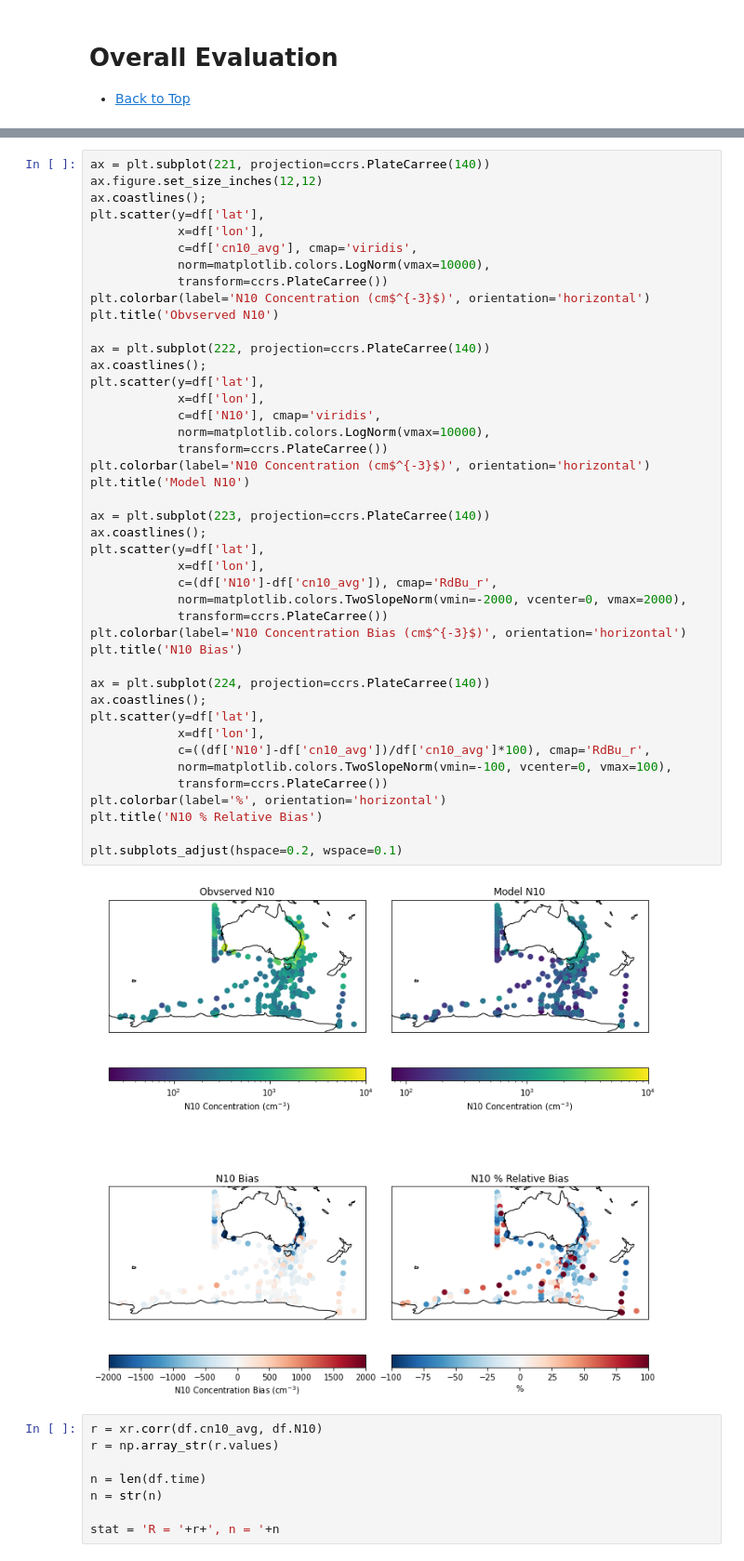
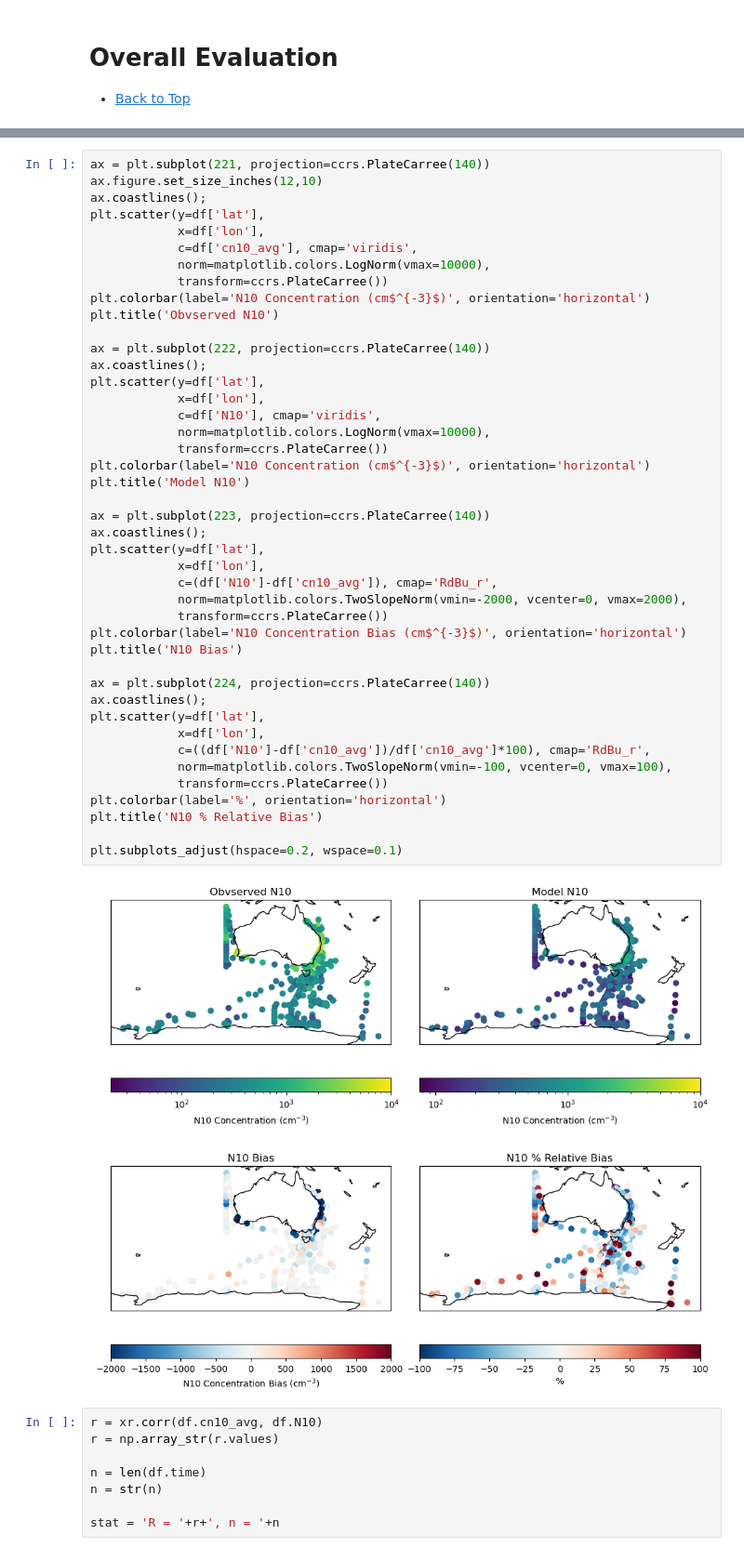
Before and after one commit to llamprey/access-eval, a Jupyter notebook: evaluation.ipynb, the cells around one changed output, grey strips where cells are left out. Shown at 93% size. Saved outputs shown, nothing was run; the diff lists cells and outputs as text.

Commit message:
Add plotting code.

```diff
--- a/evaluation.ipynb
+++ b/evaluation.ipynb
@@ -67,6 +83,6 @@ df = df.dropna('time')
 # %%
 ax = plt.subplot(221, projection=ccrs.PlateCarree(140))
-ax.figure.set_size_inches(12,12)
+ax.figure.set_size_inches(12,10)
 ax.coastlines();
 plt.scatter(y=df['lat'],
             x=df['lon'],
@@ -81,34 +97,34 @@ ax.coastlines();
 plt.scatter(y=df['lat'],
             x=df['lon'],
             c=df['N10'], cmap='viridis',
             norm=matplotlib.colors.LogNorm(vmax=10000),
             transform=ccrs.PlateCarree())
 plt.colorbar(label='N10 Concentration (cm$^{-3}$)', orientation='horizontal')
 plt.title('Model N10')
 
 ax = plt.subplot(223, projection=ccrs.PlateCarree(140))
 ax.coastlines();
 plt.scatter(y=df['lat'],
             x=df['lon'],
             c=(df['N10']-df['cn10_avg']), cmap='RdBu_r',
             norm=matplotlib.colors.TwoSlopeNorm(vmin=-2000, vcenter=0, vmax=2000),
             transform=ccrs.PlateCarree())
 plt.colorbar(label='N10 Concentration Bias (cm$^{-3}$)', orientation='horizontal')
 plt.title('N10 Bias')
 
 ax = plt.subplot(224, projection=ccrs.PlateCarree(140))
 ax.coastlines();
 plt.scatter(y=df['lat'],
             x=df['lon'],
             c=((df['N10']-df['cn10_avg'])/df['cn10_avg']*100), cmap='RdBu_r',
             norm=matplotlib.colors.TwoSlopeNorm(vmin=-100, vcenter=0, vmax=100),
             transform=ccrs.PlateCarree())
 plt.colorbar(label='%', orientation='horizontal')
 plt.title('N10 % Relative Bias')
 
 plt.subplots_adjust(hspace=0.2, wspace=0.1)
 # %% [output]
-[figure, old version]
+[figure, new version]
 # %%
 r = xr.corr(df.cn10_avg, df.N10)
 r = np.array_str(r.values)
```
Also changed, not shown: parts of 5 cells of this notebook.
